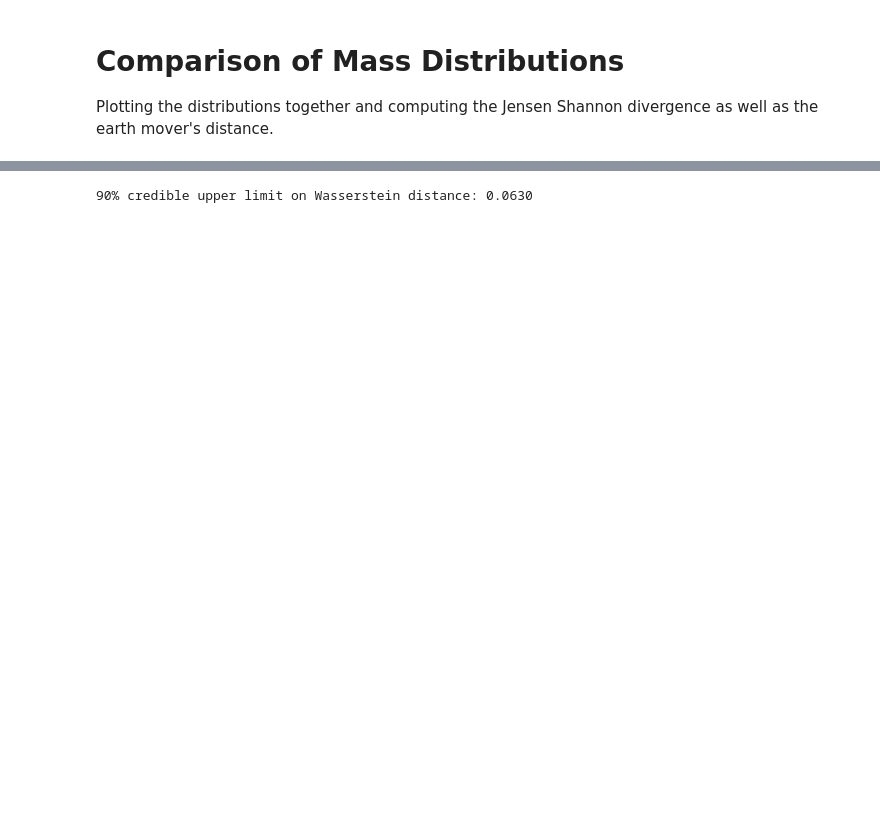
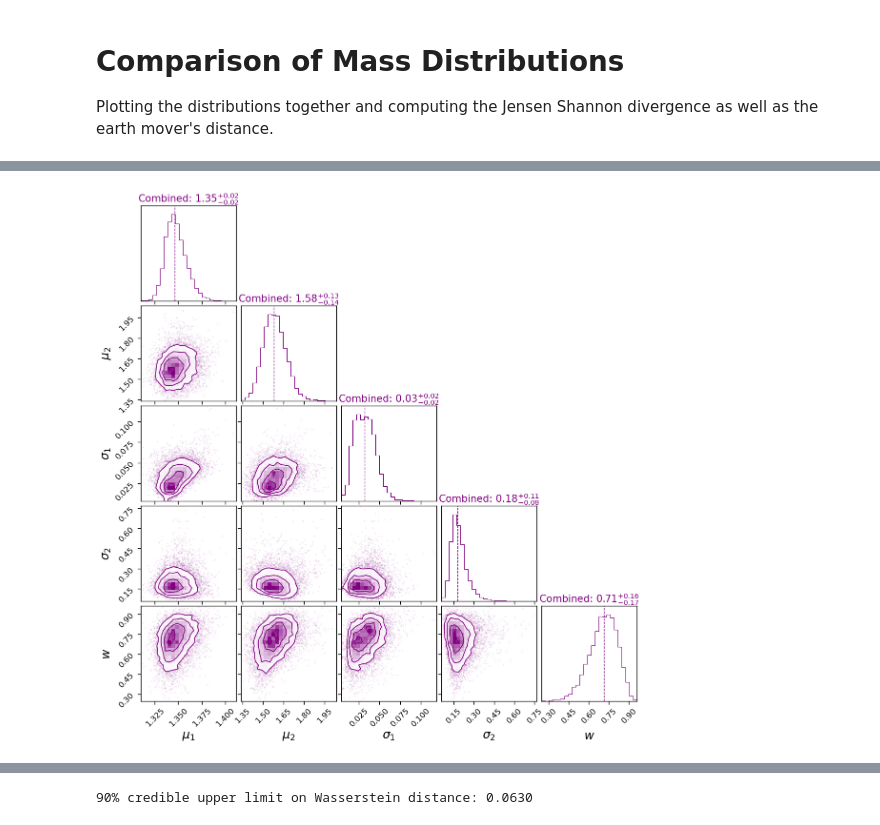
Before and after one commit to arysch/NS_mass_distributions, a Jupyter notebook: NSmassdist.ipynb, the cells around one changed output, grey strips where cells are left out. Drawn from its saved outputs; the diff is of its cells as text; code cells hidden in the pictures; blank space fills up the shorter version.

```diff
--- a/NSmassdist.ipynb
+++ b/NSmassdist.ipynb
@@ -598,14 +648,0 @@ WARNING:root:Too few points to create valid contours
-# %%
-### What percentage of the time is gaia mu2 greater than recycled mu2?
-
-gaia_mu2 = gaia_samples_double_uniform.posterior['mu2'].values.flatten()
-recycled_mu2 = DNS_samples_double_uniform.posterior['mu2'].values.flatten()
-
-sampleN = 10000
-gaia_samples = np.random.choice(gaia_mu2, size=sampleN, replace=False)
-recycled_samples = np.random.choice(recycled_mu2, size=sampleN, replace=False)
-
-greater_count = np.sum(gaia_samples > recycled_samples)
-percentage_greater = (greater_count / sampleN) * 100
-
-print(f"Percentage of times Gaia mu2 > Recycled mu2: {percentage_greater:.2f}%")
@@ -614,3 +911,37 @@ Percentage of times Gaia mu2 > Recycled mu2: 75.28%
+# %%
+# corner plot - combined only
+fig = corner.corner(
+    combined_samples_double_uniform,
+    var_names=params,
+    labels= param_labels,
+    color='purple',
+    show_titles=False,
+    label_kwargs=dict(fontsize=18),
+    bins=25
+)
+
+# Add in title manually
+ndim = len(params)
+axes = np.array(fig.axes).reshape((ndim, ndim))
+
+for i, param in enumerate(params):
+    ax = axes[i, i]
+
+    combined_median = combined_medians[param]
+    combined_upper = combined_upper_errors[param]
+    combined_lower = combined_lower_errors[param]
+
+    ax.text(0.5, 1.00,
+            f"Combined: ${combined_median:.2f}^{{+{combined_upper:.2f}}}_{{-{combined_lower:.2f}}}$",
+            fontsize=15, color='purple',
+            ha='center', va='bottom', transform=ax.transAxes)
+
+    ax.axvline(combined_median, color='purple', lw=1, ls='--')
+
+plt.savefig("corner_plot_combined.png", dpi=600, bbox_inches='tight')
+plt.show()
+# %% [output]
+[figure, added]
 # %%
 #Jensen-Shannon Divergence (JSD) between the two distributions
 from scipy.spatial.distance import jensenshannon
```
Also changed, not shown: parts of 12 cells of this notebook.
